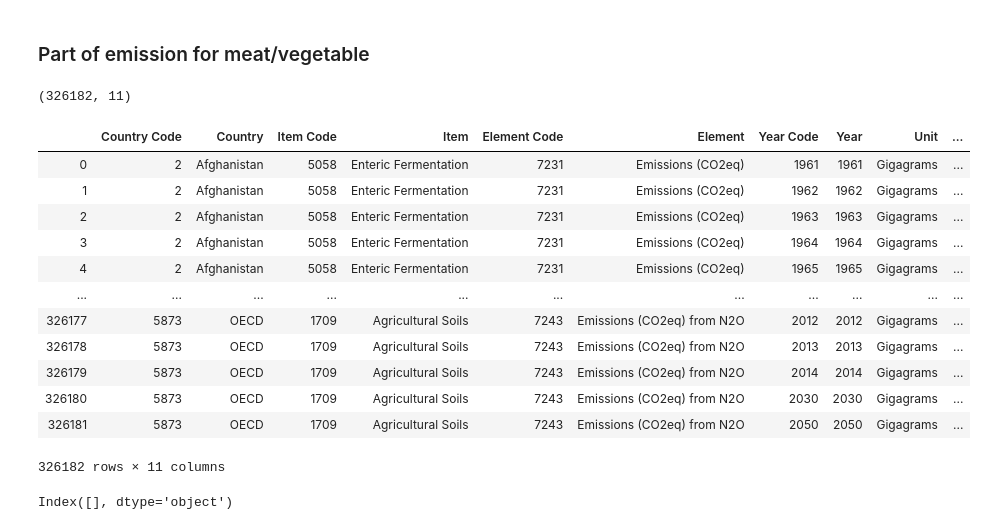
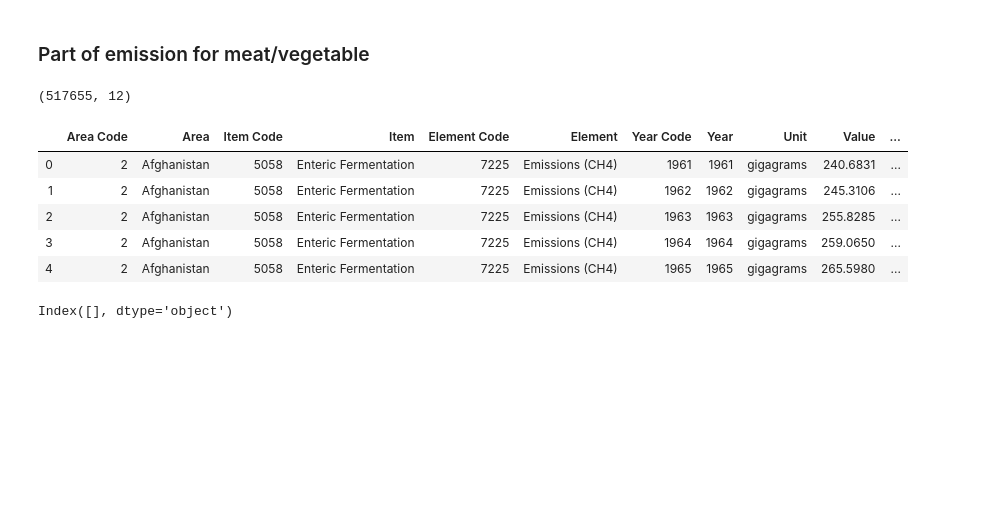
Before and after one commit to Lambo97/ADAProject, a Jupyter notebook: src/Milestone2.ipynb, the cells around one changed output. Saved outputs shown, nothing was run; the diff lists cells and outputs as text; code cells hidden in the pictures; blank space fills up the shorter version.

```diff
--- a/src/Milestone2.ipynb
+++ b/src/Milestone2.ipynb
@@ -32,22 +32,15 @@ emission_total_path = DATA_PATH+'Emissions_Agriculture_Agriculture_total_E_All_D
 emissions_total = pd.read_csv(emission_total_path, encoding='latin-1', engine='python')
 # %%
 print(emissions_total.shape)
-emissions_total
+emissions_total.head()
 # %% [output]
-(326182, 11)
+(517655, 12)
-|  | Country Code | Country | Item Code | Item | Element Code | Element | Year Code | Year | Unit | ... |
-| 0 | 2 | Afghanistan | 5058 | Enteric Fermentation | 7231 | Emissions (CO2eq) | 1961 | 1961 | Gigagrams | ... |
-| 1 | 2 | Afghanistan | 5058 | Enteric Fermentation | 7231 | Emissions (CO2eq) | 1962 | 1962 | Gigagrams | ... |
-| 2 | 2 | Afghanistan | 5058 | Enteric Fermentation | 7231 | Emissions (CO2eq) | 1963 | 1963 | Gigagrams | ... |
-| 3 | 2 | Afghanistan | 5058 | Enteric Fermentation | 7231 | Emissions (CO2eq) | 1964 | 1964 | Gigagrams | ... |
-| 4 | 2 | Afghanistan | 5058 | Enteric Fermentation | 7231 | Emissions (CO2eq) | 1965 | 1965 | Gigagrams | ... |
-| ... | ... | ... | ... | ... | ... | ... | ... | ... | ... | ... |
-| 326177 | 5873 | OECD | 1709 | Agricultural Soils | 7243 | Emissions (CO2eq) from N2O | 2012 | 2012 | Gigagrams | ... |
-| 326178 | 5873 | OECD | 1709 | Agricultural Soils | 7243 | Emissions (CO2eq) from N2O | 2013 | 2013 | Gigagrams | ... |
-| 326179 | 5873 | OECD | 1709 | Agricultural Soils | 7243 | Emissions (CO2eq) from N2O | 2014 | 2014 | Gigagrams | ... |
-| 326180 | 5873 | OECD | 1709 | Agricultural Soils | 7243 | Emissions (CO2eq) from N2O | 2030 | 2030 | Gigagrams | ... |
-| 326181 | 5873 | OECD | 1709 | Agricultural Soils | 7243 | Emissions (CO2eq) from N2O | 2050 | 2050 | Gigagrams | ... |
+|  | Area Code | Area | Item Code | Item | Element Code | Element | Year Code | Year | Unit | Value | ... |
+| 0 | 2 | Afghanistan | 5058 | Enteric Fermentation | 7225 | Emissions (CH4) | 1961 | 1961 | gigagrams | 240.6831 | ... |
+| 1 | 2 | Afghanistan | 5058 | Enteric Fermentation | 7225 | Emissions (CH4) | 1962 | 1962 | gigagrams | 245.3106 | ... |
+| 2 | 2 | Afghanistan | 5058 | Enteric Fermentation | 7225 | Emissions (CH4) | 1963 | 1963 | gigagrams | 255.8285 | ... |
+| 3 | 2 | Afghanistan | 5058 | Enteric Fermentation | 7225 | Emissions (CH4) | 1964 | 1964 | gigagrams | 259.0650 | ... |
+| 4 | 2 | Afghanistan | 5058 | Enteric Fermentation | 7225 | Emissions (CH4) | 1965 | 1965 | gigagrams | 265.5980 | ... |
-326182 rows × 11 columns
 # %%
 # check for NaN values
 emissions_total.columns[emissions_total.isna().any()]
```
Also changed, not shown: parts of 71 cells of this notebook, 10 other files.
